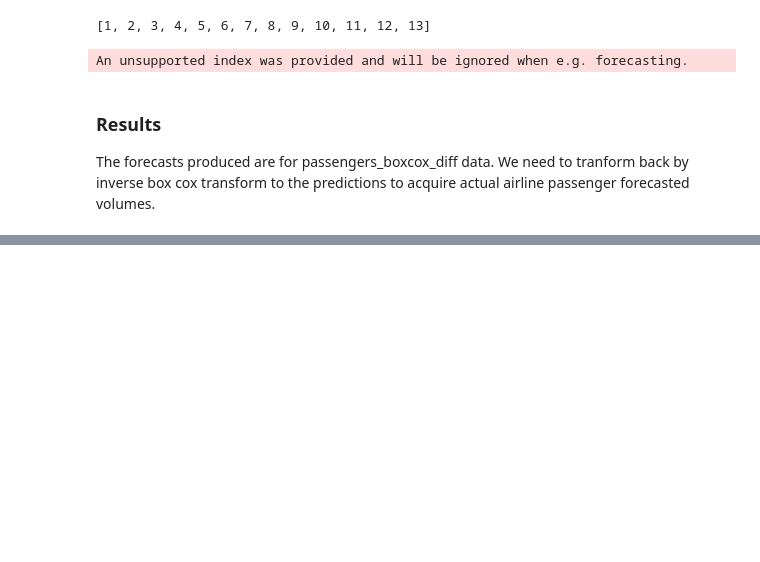
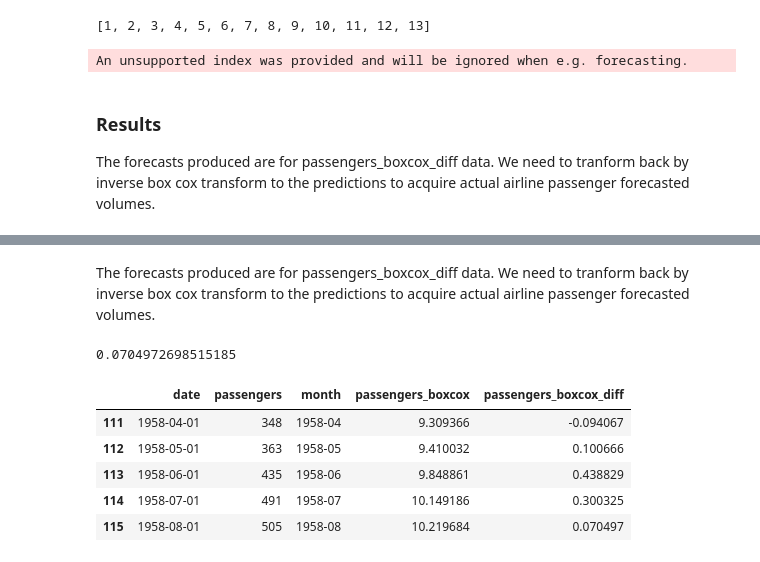
Before and after one commit to jaivrat/time-series, a Jupyter notebook: t-series-python/14-AutoregressiveModel.ipynb, the cells around one changed output, grey strips where cells are left out. Drawn from its saved outputs; the diff is of its cells as text; code cells hidden in the pictures; blank space fills up the shorter version.

```diff
--- a/t-series-python/14-AutoregressiveModel.ipynb
+++ b/t-series-python/14-AutoregressiveModel.ipynb
@@ -161,0 +158,15 @@ No supported index is available. In the next version, calling this method in a m
+# %% [markdown]
+The forecasts produced are for passengers_boxcox_diff data. We need to tranform back by inverse box cox transform to the predictions to acquire actual airline passenger forecasted volumes.
+# %%
+train_df['passengers_boxcox_diff'].iloc[-1]
+# %% [output]
+0.0704972698515185
+# %%
+train_df.tail()
+# %% [output]
+|  | date | passengers | month | passengers_boxcox | passengers_boxcox_diff |
+| 111 | 1958-04-01 | 348 | 1958-04 | 9.309366 | -0.094067 |
+| 112 | 1958-05-01 | 363 | 1958-05 | 9.410032 | 0.100666 |
+| 113 | 1958-06-01 | 435 | 1958-06 | 9.848861 | 0.438829 |
+| 114 | 1958-07-01 | 491 | 1958-07 | 10.149186 | 0.300325 |
+| 115 | 1958-08-01 | 505 | 1958-08 | 10.219684 | 0.070497 |
```
Also changed, not shown: parts of 13 cells of this notebook, 1 other file.
